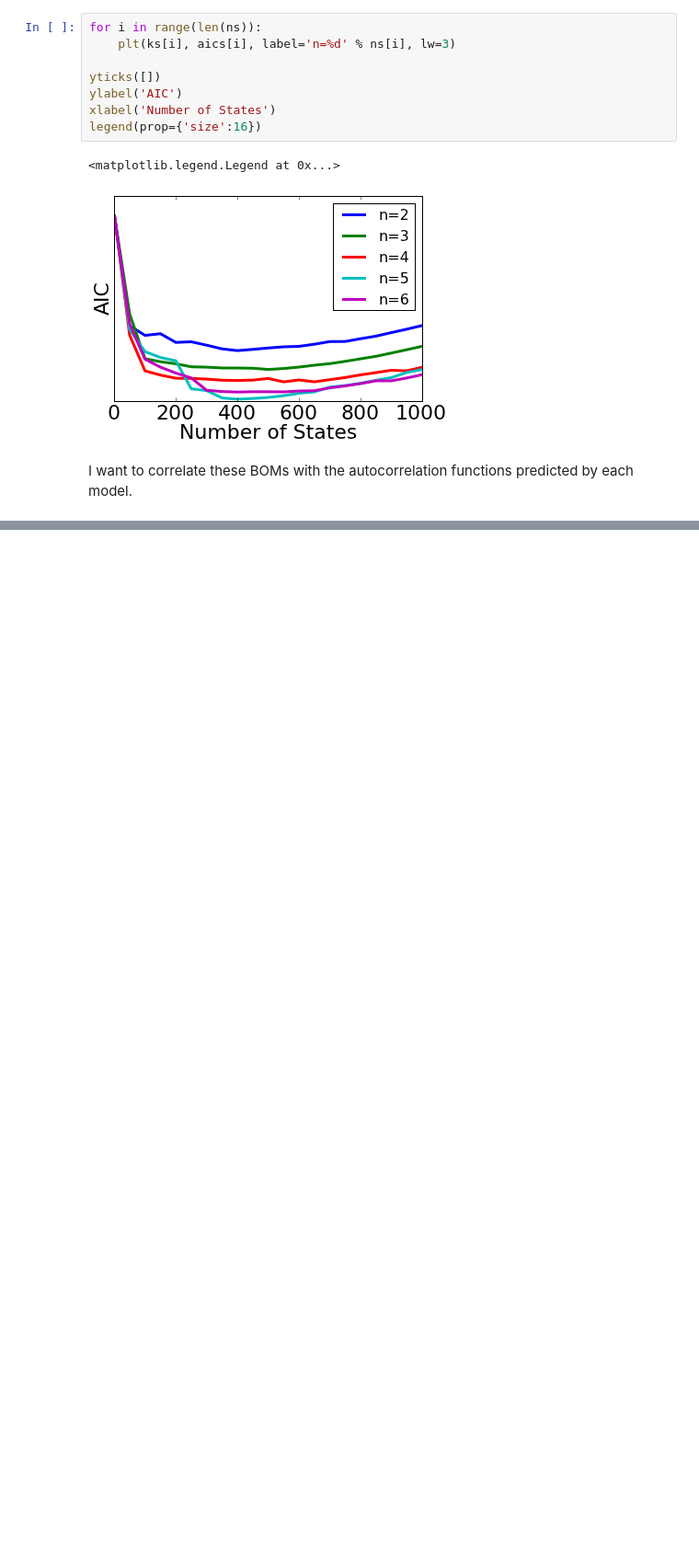
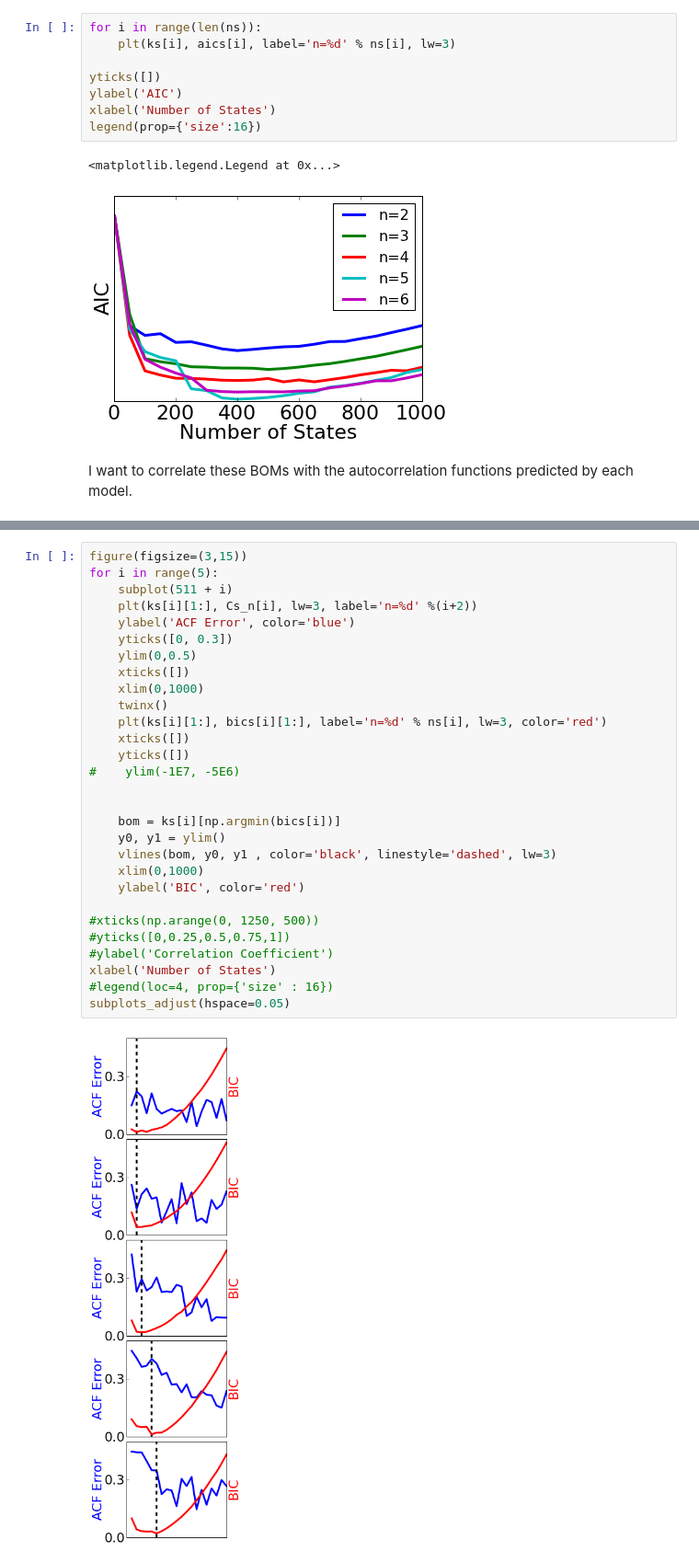
Before and after one commit to rmcgibbo/opt-k, a Jupyter notebook: fip35/ww_comps.ipynb, the cells around one changed output, grey strips where cells are left out. Shown at 92% size. Saved outputs shown, nothing was run; the diff lists cells and outputs as text; blank space fills up the shorter version.

```diff
--- a/fip35/ww_comps.ipynb
+++ b/fip35/ww_comps.ipynb
@@ -78,0 +95,31 @@ legend(prop={'size':16})
+# %%
+figure(figsize=(3,15))
+for i in range(5):
+    subplot(511 + i)
+    plt(ks[i][1:], Cs_n[i], lw=3, label='n=%d' %(i+2))
+    ylabel('ACF Error', color='blue')
+    yticks([0, 0.3])
+    ylim(0,0.5)
+    xticks([])
+    xlim(0,1000)
+    twinx()
+    plt(ks[i][1:], bics[i][1:], label='n=%d' % ns[i], lw=3, color='red')
+    xticks([])
+    yticks([])
+#    ylim(-1E7, -5E6)
+
+
+    bom = ks[i][np.argmin(bics[i])]
+    y0, y1 = ylim()
+    vlines(bom, y0, y1 , color='black', linestyle='dashed', lw=3)
+    xlim(0,1000)
+    ylabel('BIC', color='red')
+
+#xticks(np.arange(0, 1250, 500))
+#yticks([0,0.25,0.5,0.75,1])
+#ylabel('Correlation Coefficient')
+xlabel('Number of States')
+#legend(loc=4, prop={'size' : 16})
+subplots_adjust(hspace=0.05)
+# %% [output]
+[figure, added]
```
Also changed, not shown: parts of 5 cells of this notebook.
